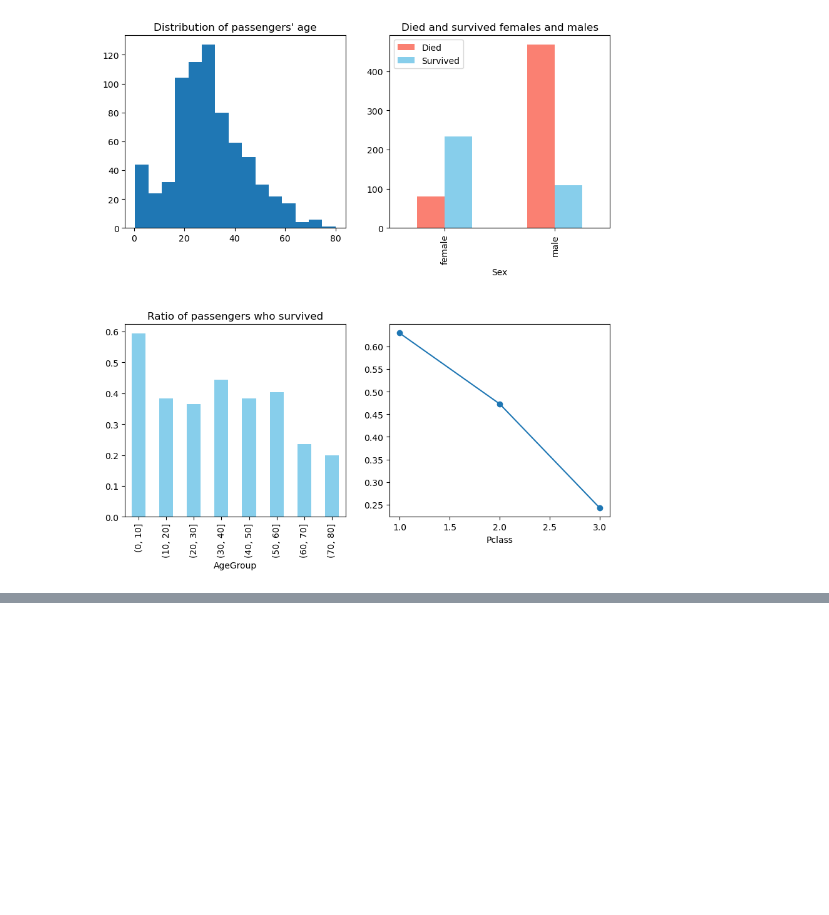
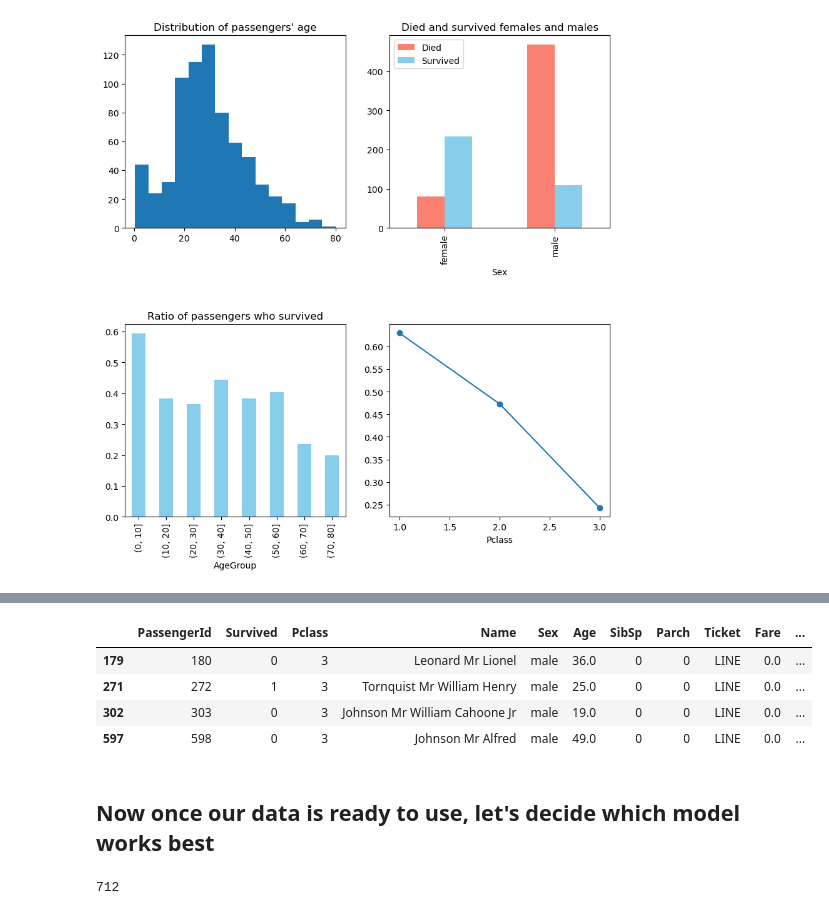
Before and after one commit to Szymx0504/KaggleProjects, a Jupyter notebook: titanic/project.ipynb, the cells around one changed output, grey strips where cells are left out. Drawn from its saved outputs; the diff is of its cells as text; code cells hidden in the pictures; blank space fills up the shorter version.

```diff
--- a/titanic/project.ipynb
+++ b/titanic/project.ipynb
@@ -154,0 +279,14 @@ survival_by_class.plot(marker="o")
+# %%
+ready_train_df[ready_train_df["TicketNumber"].isna()] # just to check the original data
+# %% [output]
+|  | PassengerId | Survived | Pclass | Name | Sex | Age | SibSp | Parch | Ticket | Fare | ... |
+| 179 | 180 | 0 | 3 | Leonard Mr Lionel | male | 36.0 | 0 | 0 | LINE | 0.0 | ... |
+| 271 | 272 | 1 | 3 | Tornquist Mr William Henry | male | 25.0 | 0 | 0 | LINE | 0.0 | ... |
+| 302 | 303 | 0 | 3 | Johnson Mr William Cahoone Jr | male | 19.0 | 0 | 0 | LINE | 0.0 | ... |
+| 597 | 598 | 0 | 3 | Johnson Mr Alfred | male | 49.0 | 0 | 0 | LINE | 0.0 | ... |
+# %% [markdown]
+## Now once our data is ready to use, let's decide which model works best
+# %%
+len(X_train)
+# %% [output]
+712
```
Also changed, not shown: parts of 24 cells of this notebook.
